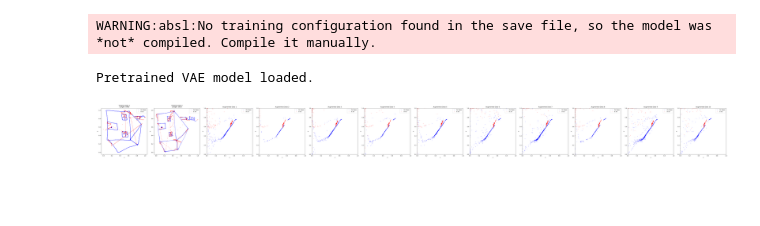
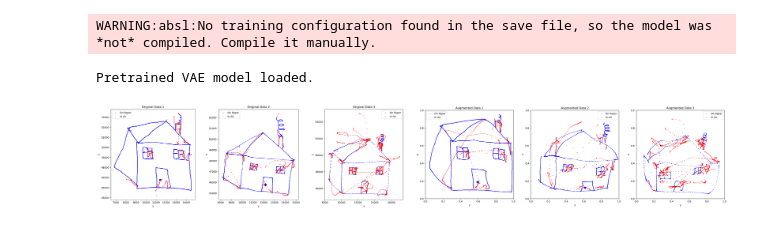
Before and after one commit to jaypeepeep/SC-Beta-VAE-GAN, a Jupyter notebook: model/VAEGAN Checkpoint 1.5.2.6 PreTrained.ipynb, the cells around one changed output. Cells and saved outputs as stored; diff of their text form; code cells hidden in the pictures; blank space fills up the shorter version.

```diff
--- a/model/VAEGAN Checkpoint 1.5.2.6 PreTrained.ipynb
+++ b/model/VAEGAN Checkpoint 1.5.2.6 PreTrained.ipynb
@@ -25,7 +25,8 @@ def upload_and_process_files(directory, num_files_to_use=None):
     if num_files_to_use:
         svc_files = svc_files[:num_files_to_use]  # Take the first num_files_to_use files
 
-    data_frames = []
+    data_frames = []  # Processed data after scaling
+    original_data_frames = []  # Save the original unscaled data
     scalers = []
     input_filenames = []  # List to store input filenames
 
@@ -43,6 +44,10 @@ def upload_and_process_files(directory, num_files_to_use=None):
         # Modify timestamp to start from 0
         df['timestamp'] = (df['timestamp'] - df['timestamp'].min()).round().astype(int)
 
+        # Keep a copy of the original data before scaling
+        original_data_frames.append(df.copy())  # Save the original unmodified data
+
+        # Process the data for use in the model
         df = df.iloc[:, [0, 1, 2, 3, 4, 5, 6]]
         data_frames.append(df)
         scaler = MinMaxScaler()
@@ -70,11 +75,11 @@ def upload_and_process_files(directory, num_files_to_use=None):
                       for df, scaler in zip(data_frames, scalers)]
     avg_data_points = int(np.mean([df.shape[0] for df in data_frames]))
 
-    return data_frames, processed_data, scalers, avg_data_points, input_filenames  # Return the filenames
+    return data_frames, processed_data, scalers, avg_data_points, input_filenames, original_data_frames  # Return original data
 
 directory = 'Task2'  # Directory where the .svc files are stored
-num_files_to_use = 1
-data_frames, processed_data, scalers, avg_data_points, input_filenames = upload_and_process_files(directory, num_files_to_use)
+num_files_to_use = 3
+data_frames, processed_data, scalers, avg_data_points, input_filenames, original_data_frames = upload_and_process_files(directory, num_files_to_use)
 
 # Store the name of the first file for use in Cell 4
 input_filename = input_filenames[0] if input_filenames else 'processed_data'
@@ -386,60 +393,69 @@ def post_process_pen_status(pen_status, threshold=0.5, min_segment_length=5):
 
     return binary_pen_status
 # %%
-# Cell 8
+# Cell 8: Plot the original data before imputation using original_data_frames from Cell 2, rotated 90 degrees to the left
+
 # Load the pretrained VAE model
 with custom_object_scope({'VAE': VAE}):
     vae_pretrained = load_model('saved_vae_model.h5')
 print("Pretrained VAE model loaded.")
+
+# Base latent variability settings
 base_latent_variability = 100.0
 latent_variability_range = (0.1, 5.0)
-# length_variability = 0.05
-num_augmented_files = 10
+num_augmented_files = 3
+
 # Generate augmented data using the pretrained model
 augmented_datasets = generate_augmented_data(vae_pretrained, num_augmented_files, avg_data_points, processed_data,
                                              base_latent_variability, latent_variability_range)
 
 # Calculate actual latent variabilities and lengths used
 latent_variabilities = [base_latent_variability * np.random.uniform(latent_variability_range[0], latent_variability_range[1]) for _ in range(num_augmented_files)]
 augmented_lengths = [len(data) for data in augmented_datasets]
 
 # Visualize the original and augmented data side by side
-fig, axs = plt.subplots(1, num_augmented_files + len(processed_data), figsize=(6*(num_augmented_files + len(processed_data)), 6))
+fig, axs = plt.subplots(1, num_augmented_files + len(original_data_frames), figsize=(6*(num_augmented_files + len(original_data_frames)), 6))
 
-for i, original_data in enumerate(processed_data):
-    original_on_paper = original_data[original_data[:, 3] == 1]
-    original_in_air = original_data[original_data[:, 3] == 0]
-    axs[i].scatter(original_on_paper[:, 0], original_on_paper[:, 1], c='b', s=1, label='On Paper')
-    axs[i].scatter(original_in_air[:, 0], original_in_air[:, 1], c='r', s=1, label='In Air')
+# Plot the original data before imputation, with a 90-degree left rotation
+for i, original_data in enumerate(original_data_frames):  # Use original_data_frames for raw data visualization
+    original_on_paper = original_data[original_data['pen_status'] == 1]
+    original_in_air = original_data[original_data['pen_status'] == 0]
+
+    # Scatter plot for the original data (before imputation), with rotated axes
+    axs[i].scatter(original_on_paper['y'], original_on_paper['x'], c='b', s=1, label='On Paper')  # y -> x, x -> y
+    axs[i].scatter(original_in_air['y'], original_in_air['x'], c='r', s=1, label='In Air')  # y -> x, x -> y
     axs[i].set_title(f'Original Data {i+1}')
-    axs[i].set_xlabel('x')
-    axs[i].set_ylabel('y')
+    axs[i].set_xlabel('y')  # Previously 'x'
+    axs[i].set_ylabel('x')  # Previously 'y'
     axs[i].set_aspect('equal')
     axs[i].legend()
 
-# Set consistent axis limits for square aspect ratio
+# Set consistent axis limits for square aspect ratio for both original and augmented data
 x_min = min(data[:, 0].min() for data in processed_data)
 x_max = max(data[:, 0].max() for data in processed_data)
 y_min = min(data[:, 1].min() for data in processed_data)
 y_max = max(data[:, 1].max() for data in processed_data)
 
+# Plot the augmented data with the same 90-degree left rotation
 for i, (augmented_data, latent_var, length) in enumerate(zip(augmented_datasets, latent_variabilities, augmented_lengths)):
     augmented_on_paper = augmented_data[augmented_data[:, 3] == 1]
     augmented_in_air = augmented_data[augmented_data[:, 3] == 0]
-    axs[i+len(processed_data)].scatter(augmented_on_paper[:, 0], augmented_on_paper[:, 1], c='b', s=1, label='On Paper')
-    axs[i+len(processed_data)].scatter(augmented_in_air[:, 0], augmented_in_air[:, 1], c='r', s=1, label='In Air')
-    axs[i+len(processed_data)].set_title(f'Augmented Data {i+1}')
-    axs[i+len(processed_data)].set_xlabel('x')
-    axs[i+len(processed_data)].set_ylabel('y')
-    axs[i+len(processed_data)].set_aspect('equal')
-    axs[i+len(processed_data)].set_xlim(x_min, x_max)
-    axs[i+len(processed_data)].set_ylim(y_min, y_max)
-    axs[i+len(processed_data)].legend()
+
+    # Scatter plot for the augmented data, with rotated axes
+    axs[i+len(original_data_frames)].scatter(augmented_on_paper[:, 1], augmented_on_paper[:, 0], c='b', s=1, label='On Paper')  # y -> x, x -> y
+    axs[i+len(original_data_frames)].scatter(augmented_in_air[:, 1], augmented_in_air[:, 0], c='r', s=1, label='In Air')  # y -> x, x -> y
+    axs[i+len(original_data_frames)].set_title(f'Augmented Data {i+1}')
+    axs[i+len(original_data_frames)].set_xlabel('y')  # Previously 'x'
+    axs[i+len(original_data_frames)].set_ylabel('x')  # Previously 'y'
+    axs[i+len(original_data_frames)].set_aspect('equal')
+    axs[i+len(original_data_frames)].set_xlim(y_min, y_max)  # Adjust limits accordingly
+    axs[i+len(original_data_frames)].set_ylim(x_min, x_max)  # Adjust limits accordingly
+    axs[i+len(original_data_frames)].legend()
 
 plt.tight_layout()
 plt.show()
 # %% [output]
 WARNING:absl:No training configuration found in the save file, so the model was *not* compiled. Compile it manually.
 Pretrained VAE model loaded.
-[figure, old version]
+[figure, new version]
 # %%
```
Also changed, not shown: parts of 5 cells of this notebook, 11 other files.
